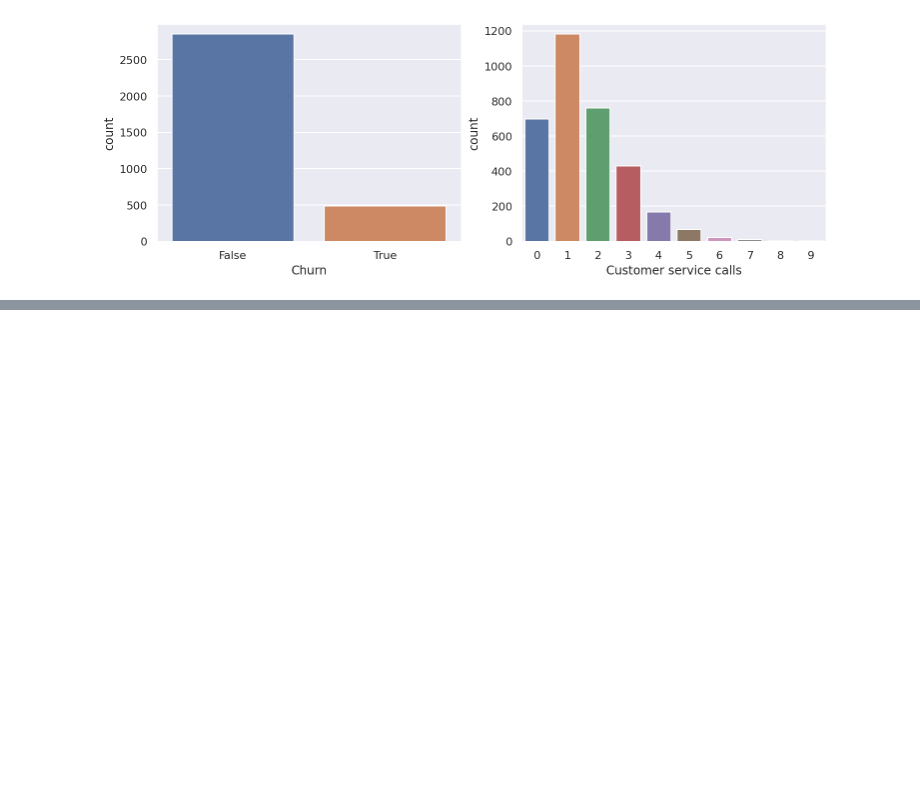
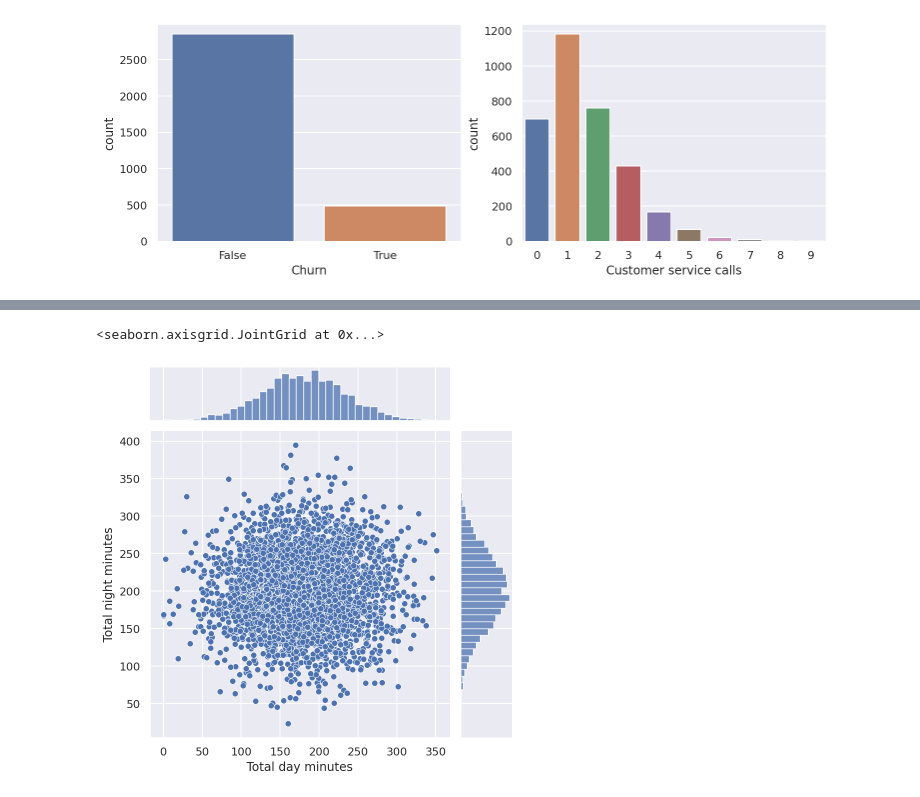
Before and after one commit to thebackender/mlcourse, a Jupyter notebook: Week 2/Data Visualization.ipynb, the cells around one changed output, grey strips where cells are left out. Cells and saved outputs as stored; diff of their text form; code cells hidden in the pictures; blank space fills up the shorter version.

Commit message:
jointplot

```diff
--- a/Week 2/Data Visualization.ipynb
+++ b/Week 2/Data Visualization.ipynb
@@ -97,0 +103,5 @@ sns.heatmap(corr_matrix);
+# %%
+sns.jointplot(x='Total day minutes', y='Total night minutes', data=df, kind='scatter')
+# %% [output]
+<seaborn.axisgrid.JointGrid at 0x...>
+[figure, added]
```
Also changed, not shown: parts of 2 cells of this notebook.
